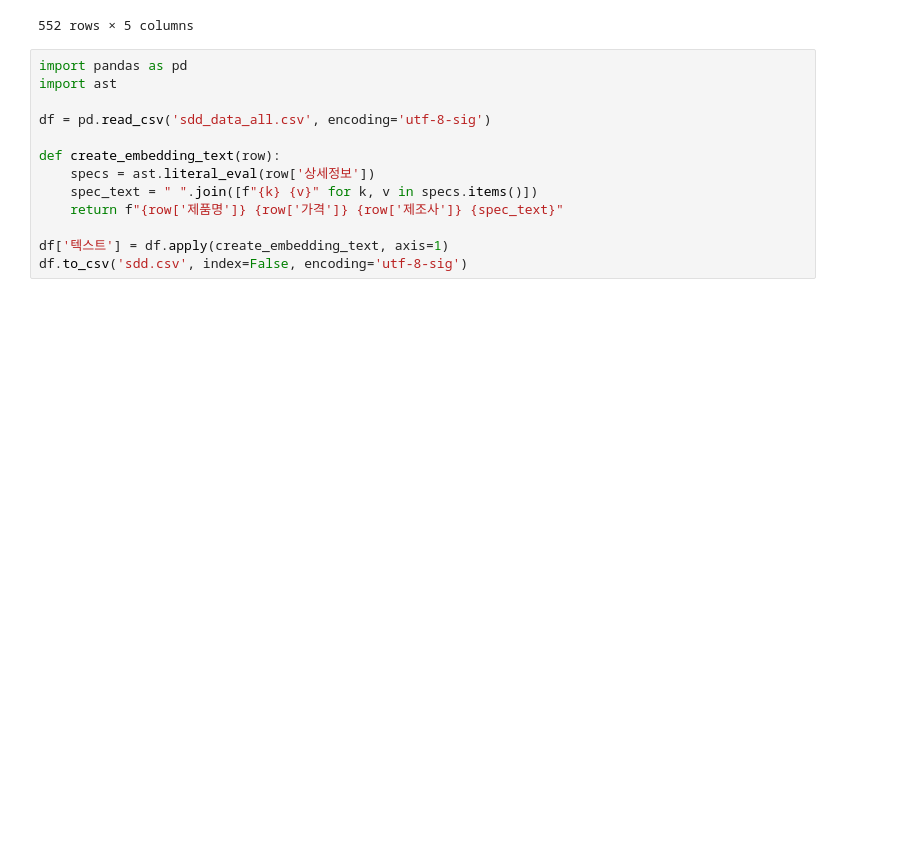
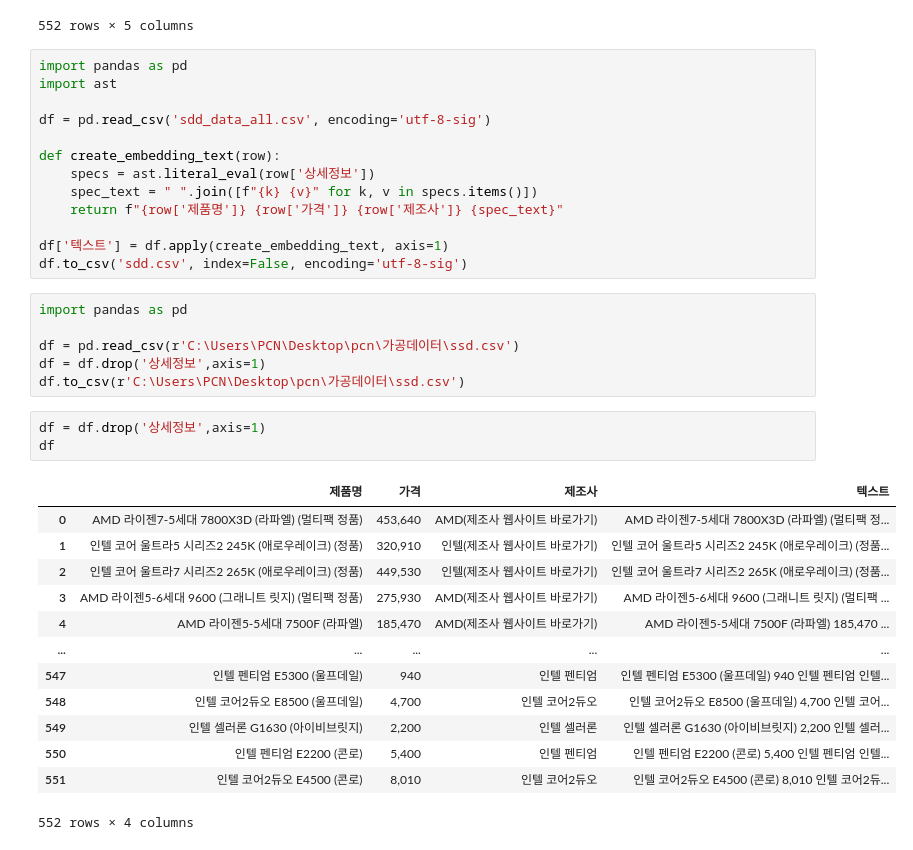
Before and after one commit to Kimooooooo/pc_assembly, a Jupyter notebook: croling.ipynb, the cells around one changed output. Saved outputs shown, nothing was run; the diff lists cells and outputs as text; blank space fills up the shorter version.

```diff
--- a/croling.ipynb
+++ b/croling.ipynb
@@ -30,3 +311,26 @@ def create_embedding_text(row):
 
 df['텍스트'] = df.apply(create_embedding_text, axis=1)
 df.to_csv('sdd.csv', index=False, encoding='utf-8-sig')
+# %%
+import pandas as pd
+
+df = pd.read_csv(r'C:\Users\PCN\Desktop\pcn\가공데이터\ssd.csv')
+df = df.drop('상세정보',axis=1)
+df.to_csv(r'C:\Users\PCN\Desktop\pcn\가공데이터\ssd.csv')
+# %%
+df = df.drop('상세정보',axis=1)
+df
+# %% [output]
+|  | 제품명 | 가격 | 제조사 | 텍스트 |
+| 0 | AMD 라이젠7-5세대 7800X3D (라파엘) (멀티팩 정품) | 453,640 | AMD(제조사 웹사이트 바로가기) | AMD 라이젠7-5세대 7800X3D (라파엘) (멀티팩 정... |
+| 1 | 인텔 코어 울트라5 시리즈2 245K (애로우레이크) (정품) | 320,910 | 인텔(제조사 웹사이트 바로가기) | 인텔 코어 울트라5 시리즈2 245K (애로우레이크) (정품... |
+| 2 | 인텔 코어 울트라7 시리즈2 265K (애로우레이크) (정품) | 449,530 | 인텔(제조사 웹사이트 바로가기) | 인텔 코어 울트라7 시리즈2 265K (애로우레이크) (정품... |
+| 3 | AMD 라이젠5-6세대 9600 (그래니트 릿지) (멀티팩 정품) | 275,930 | AMD(제조사 웹사이트 바로가기) | AMD 라이젠5-6세대 9600 (그래니트 릿지) (멀티팩 ... |
+| 4 | AMD 라이젠5-5세대 7500F (라파엘) | 185,470 | AMD(제조사 웹사이트 바로가기) | AMD 라이젠5-5세대 7500F (라파엘) 185,470 ... |
+| ... | ... | ... | ... | ... |
+| 547 | 인텔 펜티엄 E5300 (울프데일) | 940 | 인텔 펜티엄 | 인텔 펜티엄 E5300 (울프데일) 940 인텔 펜티엄 인텔... |
+| 548 | 인텔 코어2듀오 E8500 (울프데일) | 4,700 | 인텔 코어2듀오 | 인텔 코어2듀오 E8500 (울프데일) 4,700 인텔 코어... |
+| 549 | 인텔 셀러론 G1630 (아이비브릿지) | 2,200 | 인텔 셀러론 | 인텔 셀러론 G1630 (아이비브릿지) 2,200 인텔 셀러... |
+| 550 | 인텔 펜티엄 E2200 (콘로) | 5,400 | 인텔 펜티엄 | 인텔 펜티엄 E2200 (콘로) 5,400 인텔 펜티엄 인텔... |
+| 551 | 인텔 코어2듀오 E4500 (콘로) | 8,010 | 인텔 코어2듀오 | 인텔 코어2듀오 E4500 (콘로) 8,010 인텔 코어2듀... |
+552 rows × 4 columns
```
Also changed, not shown: parts of 1 cell of this notebook, 9 other files.
